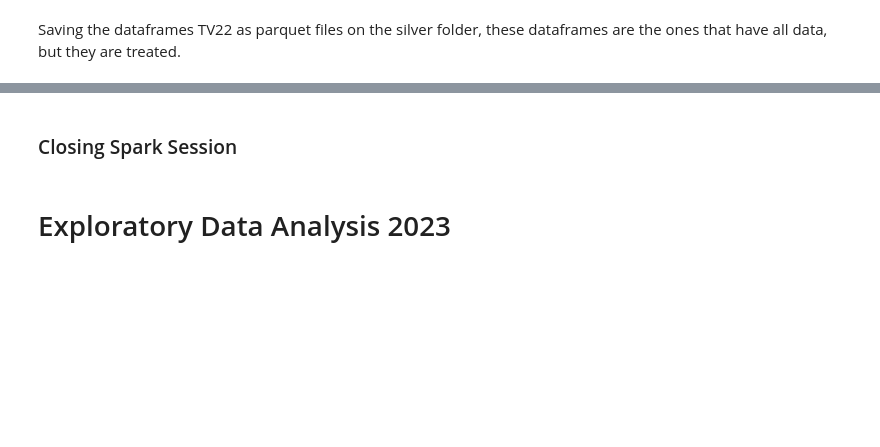
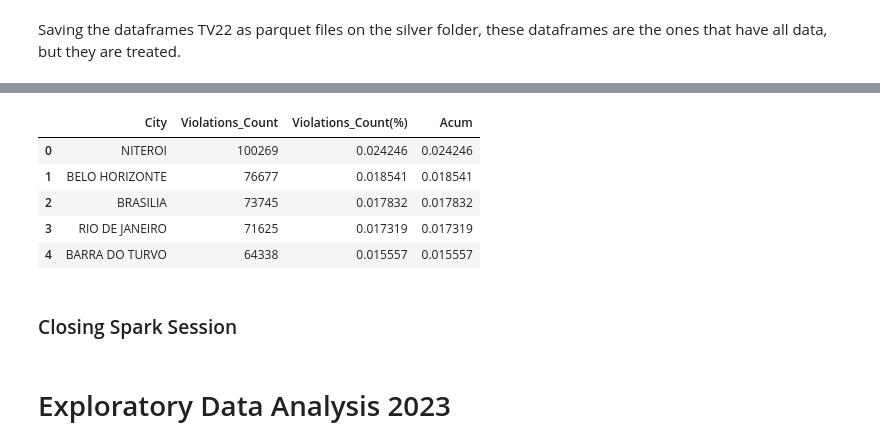
Before and after one commit to matosmatheus7/ETL-TrafficViolation, a Jupyter notebook: TrafficViolation_ExploratoryAnalysis.ipynb, the cells around one changed output, grey strips where cells are left out. Saved outputs shown, nothing was run; the diff lists cells and outputs as text; code cells hidden in the pictures; blank space fills up the shorter version.

```diff
--- a/TrafficViolation_ExploratoryAnalysis.ipynb
+++ b/TrafficViolation_ExploratoryAnalysis.ipynb
@@ -1111,0 +1157,26 @@ df_frequent_infractions.to_csv('/content/datalake/gold/frequent_infractions_2022
+# %%
+# Infraction city
+city_infraction = df_TV22['City'].value_counts()
+cumulative_city_percent = df_TV22['City'].value_counts( normalize=True )
+cumulative_time_percent = df_TV22['City'].value_counts( normalize=True ).cumsum()
+
+# Data Dictionary
+Dicionario = {
+    'City':  city_infraction.index,
+    'Violations_Count': city_infraction.values,
+    'Violations_Count(%)':cumulative_city_percent.values,
+    'Acum':cumulative_city_percent.values
+}
+
+# Create a Dataframe
+df_city_acum = pd.DataFrame( Dicionario )
+
+# Verify Dataframe
+df_city_acum.head(5)
+# %% [output]
+|  | City | Violations_Count | Violations_Count(%) | Acum |
+| 0 | NITEROI | 100269 | 0.024246 | 0.024246 |
+| 1 | BELO HORIZONTE | 76677 | 0.018541 | 0.018541 |
+| 2 | BRASILIA | 73745 | 0.017832 | 0.017832 |
+| 3 | RIO DE JANEIRO | 71625 | 0.017319 | 0.017319 |
+| 4 | BARRA DO TURVO | 64338 | 0.015557 | 0.015557 |
```
Also changed, not shown: parts of 54 cells of this notebook, 8 other files.
